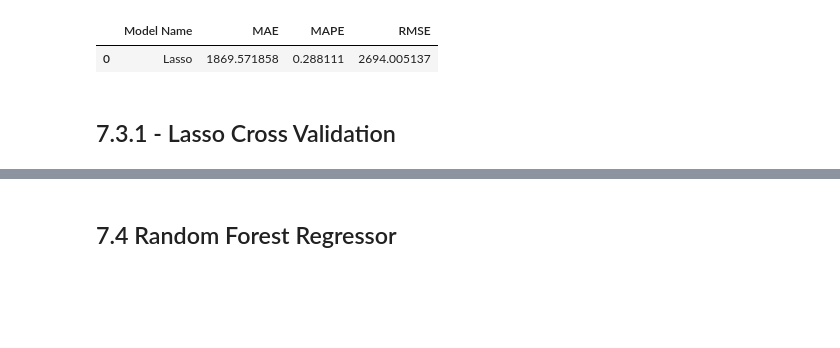
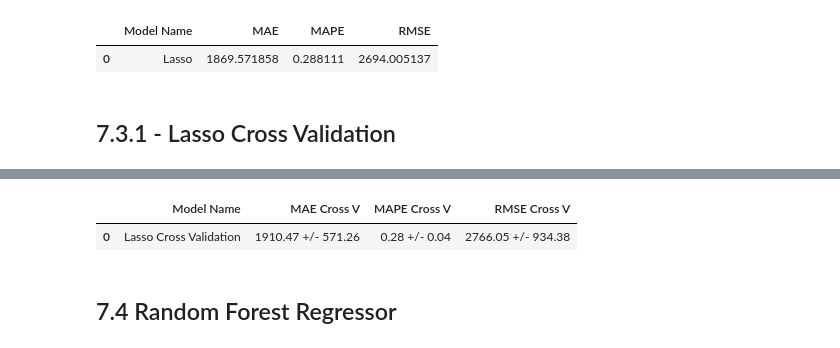
Before and after one commit to franciscofijamo/rossman_predict, a Jupyter notebook: Copy_of_v01_store_sales_prediction.ipynb, the cells around one changed output, grey strips where cells are left out. Saved outputs shown, nothing was run; the diff lists cells and outputs as text; code cells hidden in the pictures; blank space fills up the shorter version.

```diff
--- a/Copy_of_v01_store_sales_prediction.ipynb
+++ b/Copy_of_v01_store_sales_prediction.ipynb
@@ -1347,3 +1361,8 @@ lrr_result_cv
+# %%
+lrr_result_cv
+# %% [output]
+|  | Model Name | MAE Cross V | MAPE Cross V | RMSE Cross V |
+| 0 | Lasso Cross Validation | 1910.47 +/- 571.26 | 0.28 +/- 0.04 | 2766.05 +/- 934.38 |
 # %% [markdown]
 ## 7.4 Random Forest Regressor
 # %%
```
Also changed, not shown: parts of 29 cells of this notebook.
